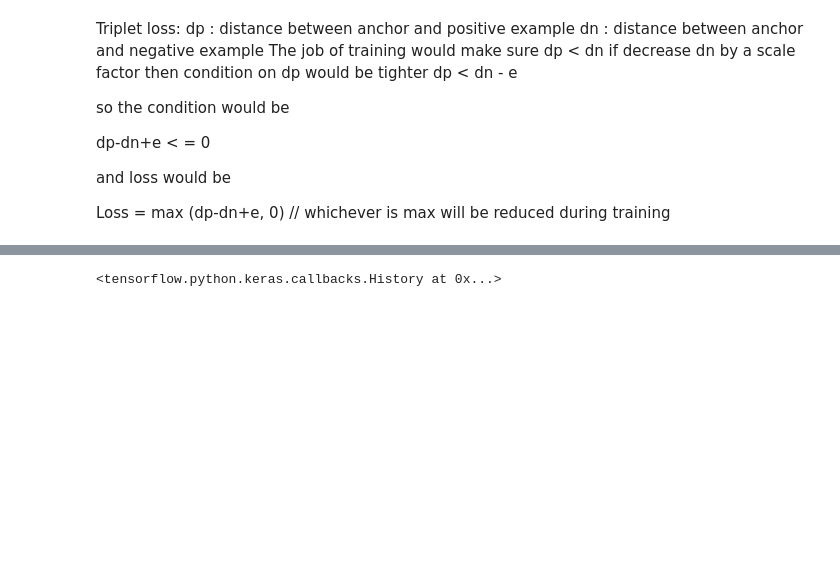
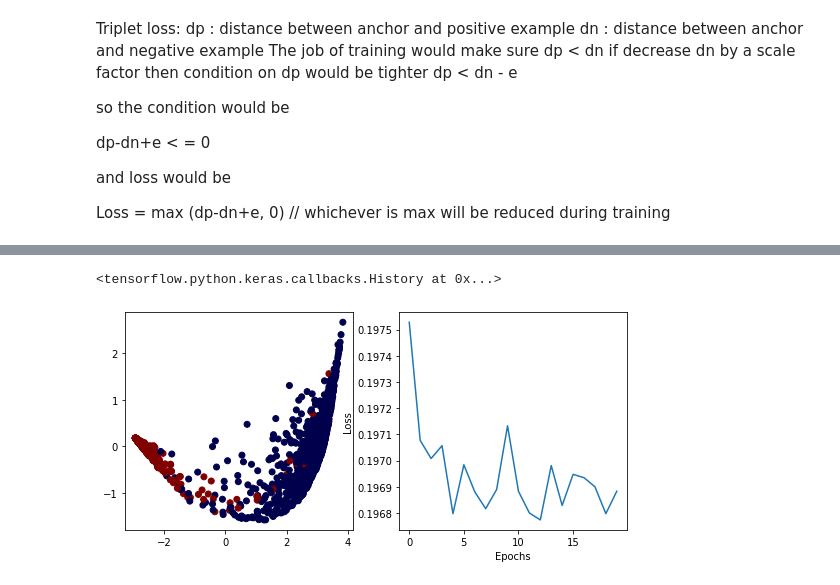
Before and after one commit to Debottam/MachinLearningEx, a Jupyter notebook: tripletVAE.ipynb, the cells around one changed output, grey strips where cells are left out. Saved outputs shown, nothing was run; the diff lists cells and outputs as text; code cells hidden in the pictures; blank space fills up the shorter version.

```diff
--- a/tripletVAE.ipynb
+++ b/tripletVAE.ipynb
@@ -150,13 +161,21 @@ plot_triplet([training_X[6000],training_X[6001],training_X[6002]])
 # %%
 # generate labels tshirt = 0 and trouser = 1
 train_y = np.concatenate((np.zeros(len(train_image_tshirt_flatten)), np.ones(len(train_image_trouser_flatten))), axis=0)
+
+# test generate labels tshirt = 0 and trouser = 1
+test_y = np.concatenate((np.zeros(len(test_image_tshirt_flatten)), np.ones(len(test_image_trouser_flatten))), axis=0)
 # %%
 rng = check_random_state(1)
 indices = rng.permutation(len(training_X))
+indices_test = rng.permutation(len(testing_X))
 # %%
 # shuffled data and labels
 training_X_shuffled = training_X[indices]
 train_y_shuffled = train_y[indices]
+
+# test shuffled data and labels
+testing_X_shuffled = testing_X[indices_test]
+test_y_shuffled = test_y[indices_test]
 # %%
 print(train_y_shuffled[6000],train_y_shuffled[6001],train_y_shuffled[6002])
 plot_triplet([training_X_shuffled[6000],training_X_shuffled[6001],training_X_shuffled[6002]])
@@ -291,11 +310,11 @@ def data_generator(batch_size, emb_dim):
 batch_size = 60
 epochs = 20
 steps_per_epoch = int(len(training_X_shuffled)/batch_size)
-net.compile(loss = triplet_loss(emb_dim, alpha = 0.2), optimizer = 'adam' )
+net.compile(loss = triplet_loss(emb_dim, alpha = 0.2), optimizer = tf.keras.optimizers.Adam(learning_rate=0.001))
 # %%
 net.fit(data_generator(batch_size, emb_dim), epochs=epochs, steps_per_epoch=steps_per_epoch,
         callbacks = [
-                    PCAPlotter(plt, embedding_model, x_test, y_test)
+                    PCAPlotter(plt, embedding_model, testing_X_shuffled, test_y_shuffled)
         ])
 # %% [output]
 Epoch 1/20
@@ -318,4 +337,5 @@ Epoch 20/20
 <tensorflow.python.keras.callbacks.History at 0x...>
+[figure, added]
 # %%
 def initialize_base_network():
     input = Input(shape=(28,28,), name="base_input")
```
Also changed, not shown: parts of 11 cells of this notebook.
